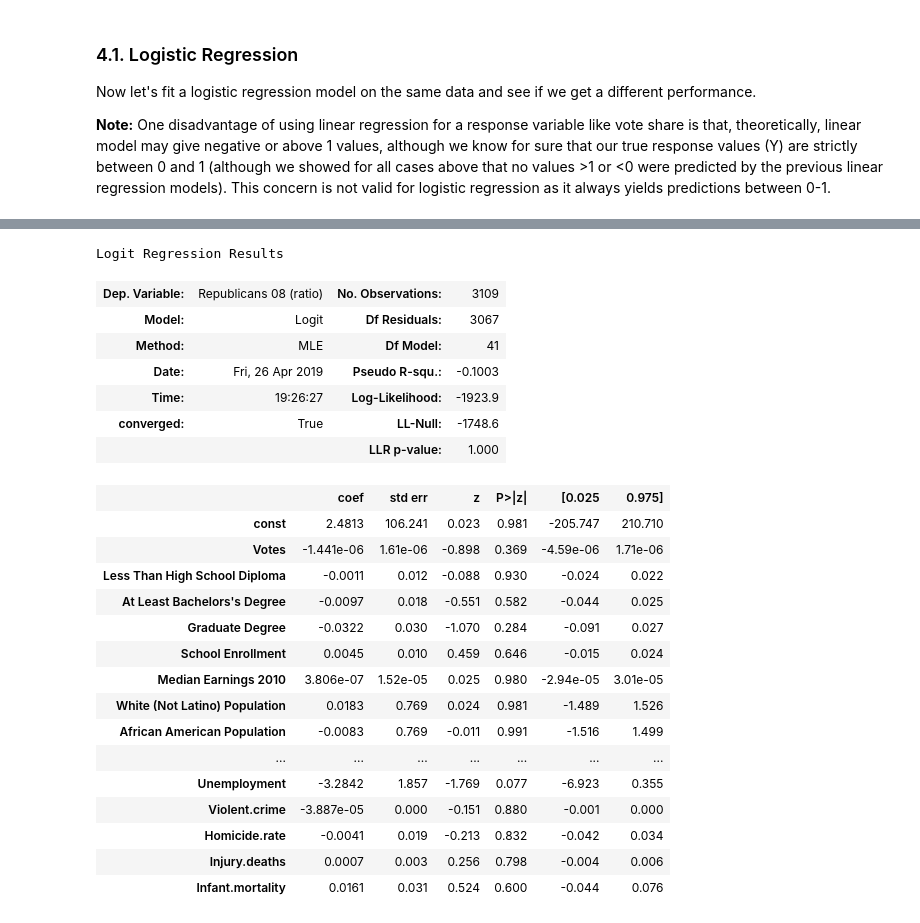
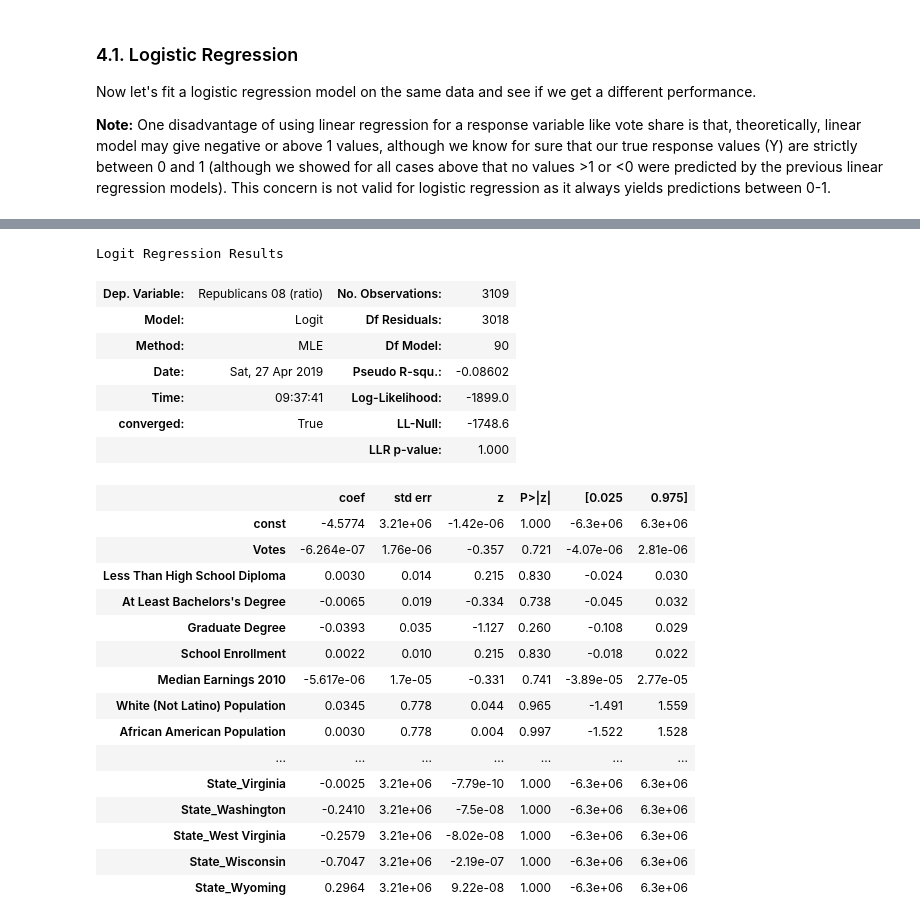
Before and after one commit to ArashTavassoli/Portfolio, a Jupyter notebook: Stats and Politics/Part 3 - Statistical Modeling.ipynb, the cells around one changed output, grey strips where cells are left out. Saved outputs shown, nothing was run; the diff lists cells and outputs as text; code cells hidden in the pictures.

Commit message:
Added Logistic Regression

```diff
--- a/Stats and Politics/Part 3 - Statistical Modeling.ipynb
+++ b/Stats and Politics/Part 3 - Statistical Modeling.ipynb
@@ -205,34 +243,8 @@ One approach to get a parsimonious model is to use individual variables' p-value
 # %%
-# Starting with all columns except the following:
-columns_to_exclude = ['Fips', 'County', 'Precincts',
-                      'Democrats 08 (ratio)', 'Republicans 08 (ratio)', 'Democrats 12 (ratio)',
-                      'Republicans 12 (ratio)','Democrats 16 (ratio)', 'Republicans 16 (ratio)']
+# dropping features until we only have features for which we get p < 0.05:
+myregression, X_loop = OLS_model_optimizer(X, y)
 
-X = df_data_clean.drop(columns_to_exclude, axis = 1)
-X_temp = pd.get_dummies(X)
-
-y = df_data_clean['Republicans 08 (ratio)']
-
-p_value_condition = True
-
-
-# dropping features until we only have features for which we get p < 0.05:
-while p_value_condition:
-
-    X = sm.add_constant(X_temp)
-
-    myregression = sm.OLS(y,X).fit()
-
-    # Droping the feature with highest p-value:
-    p_values = myregression.pvalues
-    p_values.drop(p_values.head(1).index, inplace = True)     # drop the constant
-    sorted_p_values = p_values.sort_values()
-    sorted_p_values.drop(sorted_p_values.tail(1).index, inplace = True)      # Drop the highest p
-    X_temp = X[sorted_p_values.index.tolist()]
-
-    p_value_condition = p_values[p_values.values > 0.05].any()
-
-prediction = myregression.predict(X)
+prediction = myregression.predict(X_loop)    # Using x_temp as we don't need the added constant
 
 prediction_binary = np.where(prediction >= 0.5, 1,0)
 y_binary = np.where(y >= 0.5, 1,0)
@@ -367,15 +372,7 @@ Now let's fit a logistic regression model on the same data and see if we get a d
 
 **Note:** One disadvantage of using linear regression for a response variable like vote share is that, theoretically, linear model may give negative or above 1 values, although we know for sure that our true response values (Y) are strictly between 0 and 1 (although we showed for all cases above that no values >1 or <0 were predicted by the previous linear regression models). This concern is not valid for logistic regression as it always yields predictions between 0-1.
 # %%
-columns_to_exclude = ['State', 'Fips', 'County', 'Precincts',
-                      'Democrats 08 (ratio)', 'Republicans 08 (ratio)', 'Democrats 12 (ratio)',
-                      'Republicans 12 (ratio)','Democrats 16 (ratio)', 'Republicans 16 (ratio)']
-
-X = df_data_clean.drop(columns_to_exclude, axis = 1)
-X = sm.add_constant(X)    # Adding the constant as required by statsmodel:
-
-y = df_data_clean['Republicans 08 (ratio)']
-
+# Fitting the base logistic regression model:
 mylogit = sm.Logit(y, X).fit()
 
 prediction = mylogit.predict(X)
@@ -395,24 +392,24 @@ Accuracy: 0.8427146992602123
 Logit Regression Results
 | Dep. Variable: | Republicans 08 (ratio) | No. Observations: | 3109 |
-| Model: | Logit | Df Residuals: | 3067 |
-| Method: | MLE | Df Model: | 41 |
-| Date: | Fri, 26 Apr 2019 | Pseudo R-squ.: | -0.1003 |
-| Time: | 19:26:27 | Log-Likelihood: | -1923.9 |
+| Model: | Logit | Df Residuals: | 3018 |
+| Method: | MLE | Df Model: | 90 |
+| Date: | Sat, 27 Apr 2019 | Pseudo R-squ.: | -0.08602 |
+| Time: | 09:37:41 | Log-Likelihood: | -1899.0 |
 | converged: | True | LL-Null: | -1748.6 |
 |  |  | LLR p-value: | 1.000 |
 |  | coef | std err | z | P>|z| | [0.025 | 0.975] |
-| const | 2.4813 | 106.241 | 0.023 | 0.981 | -205.747 | 210.710 |
-| Votes | -1.441e-06 | 1.61e-06 | -0.898 | 0.369 | -4.59e-06 | 1.71e-06 |
-| Less Than High School Diploma | -0.0011 | 0.012 | -0.088 | 0.930 | -0.024 | 0.022 |
-| At Least Bachelors's Degree | -0.0097 | 0.018 | -0.551 | 0.582 | -0.044 | 0.025 |
-| Graduate Degree | -0.0322 | 0.030 | -1.070 | 0.284 | -0.091 | 0.027 |
-| School Enrollment | 0.0045 | 0.010 | 0.459 | 0.646 | -0.015 | 0.024 |
-| Median Earnings 2010 | 3.806e-07 | 1.52e-05 | 0.025 | 0.980 | -2.94e-05 | 3.01e-05 |
-| White (Not Latino) Population | 0.0183 | 0.769 | 0.024 | 0.981 | -1.489 | 1.526 |
-| African American Population | -0.0083 | 0.769 | -0.011 | 0.991 | -1.516 | 1.499 |
+| const | -4.5774 | 3.21e+06 | -1.42e-06 | 1.000 | -6.3e+06 | 6.3e+06 |
+| Votes | -6.264e-07 | 1.76e-06 | -0.357 | 0.721 | -4.07e-06 | 2.81e-06 |
+| Less Than High School Diploma | 0.0030 | 0.014 | 0.215 | 0.830 | -0.024 | 0.030 |
+| At Least Bachelors's Degree | -0.0065 | 0.019 | -0.334 | 0.738 | -0.045 | 0.032 |
+| Graduate Degree | -0.0393 | 0.035 | -1.127 | 0.260 | -0.108 | 0.029 |
+| School Enrollment | 0.0022 | 0.010 | 0.215 | 0.830 | -0.018 | 0.022 |
+| Median Earnings 2010 | -5.617e-06 | 1.7e-05 | -0.331 | 0.741 | -3.89e-05 | 2.77e-05 |
+| White (Not Latino) Population | 0.0345 | 0.778 | 0.044 | 0.965 | -1.491 | 1.559 |
+| African American Population | 0.0030 | 0.778 | 0.004 | 0.997 | -1.522 | 1.528 |
 | ... | ... | ... | ... | ... | ... | ... |
-| Unemployment | -3.2842 | 1.857 | -1.769 | 0.077 | -6.923 | 0.355 |
-| Violent.crime | -3.887e-05 | 0.000 | -0.151 | 0.880 | -0.001 | 0.000 |
-| Homicide.rate | -0.0041 | 0.019 | -0.213 | 0.832 | -0.042 | 0.034 |
-| Injury.deaths | 0.0007 | 0.003 | 0.256 | 0.798 | -0.004 | 0.006 |
-| Infant.mortality | 0.0161 | 0.031 | 0.524 | 0.600 | -0.044 | 0.076 |
+| State_Virginia | -0.0025 | 3.21e+06 | -7.79e-10 | 1.000 | -6.3e+06 | 6.3e+06 |
+| State_Washington | -0.2410 | 3.21e+06 | -7.5e-08 | 1.000 | -6.3e+06 | 6.3e+06 |
+| State_West Virginia | -0.2579 | 3.21e+06 | -8.02e-08 | 1.000 | -6.3e+06 | 6.3e+06 |
+| State_Wisconsin | -0.7047 | 3.21e+06 | -2.19e-07 | 1.000 | -6.3e+06 | 6.3e+06 |
+| State_Wyoming | 0.2964 | 3.21e+06 | 9.22e-08 | 1.000 | -6.3e+06 | 6.3e+06 |
```
Also changed, not shown: parts of 20 cells of this notebook, 1 other file.
